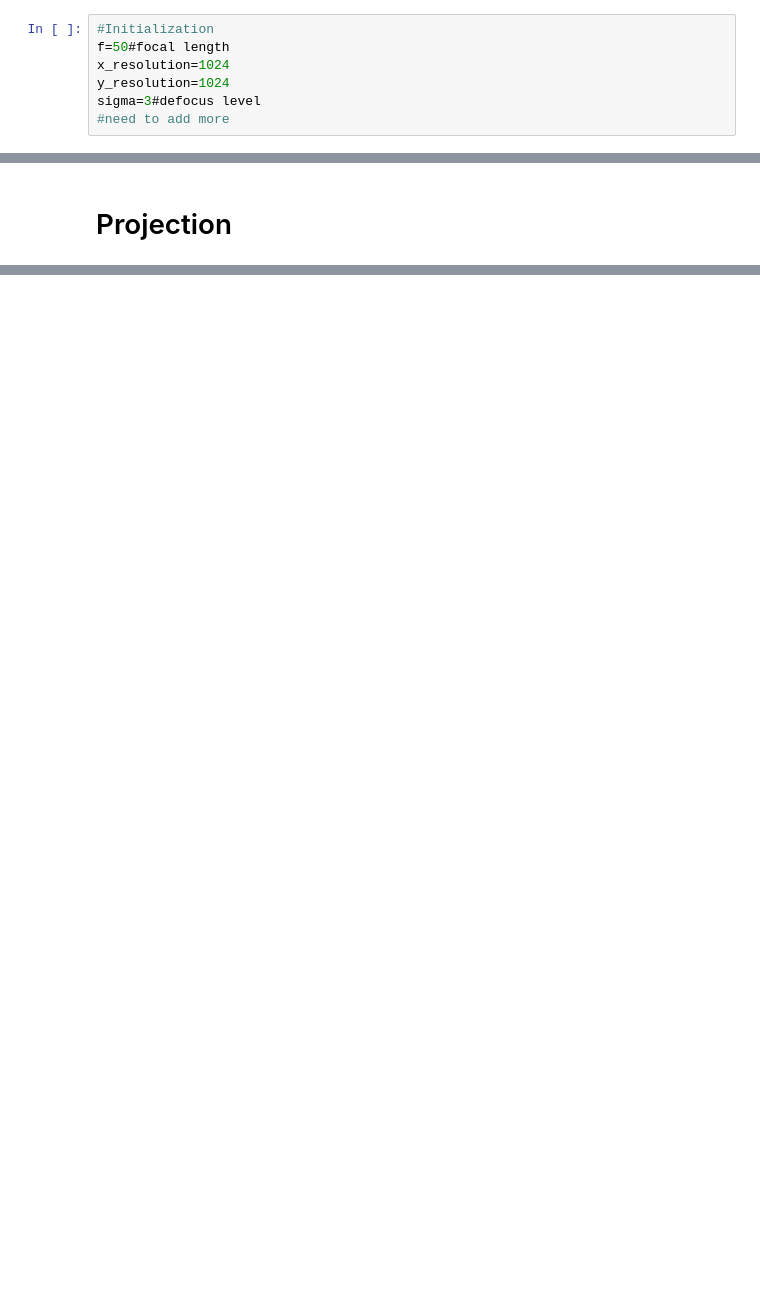
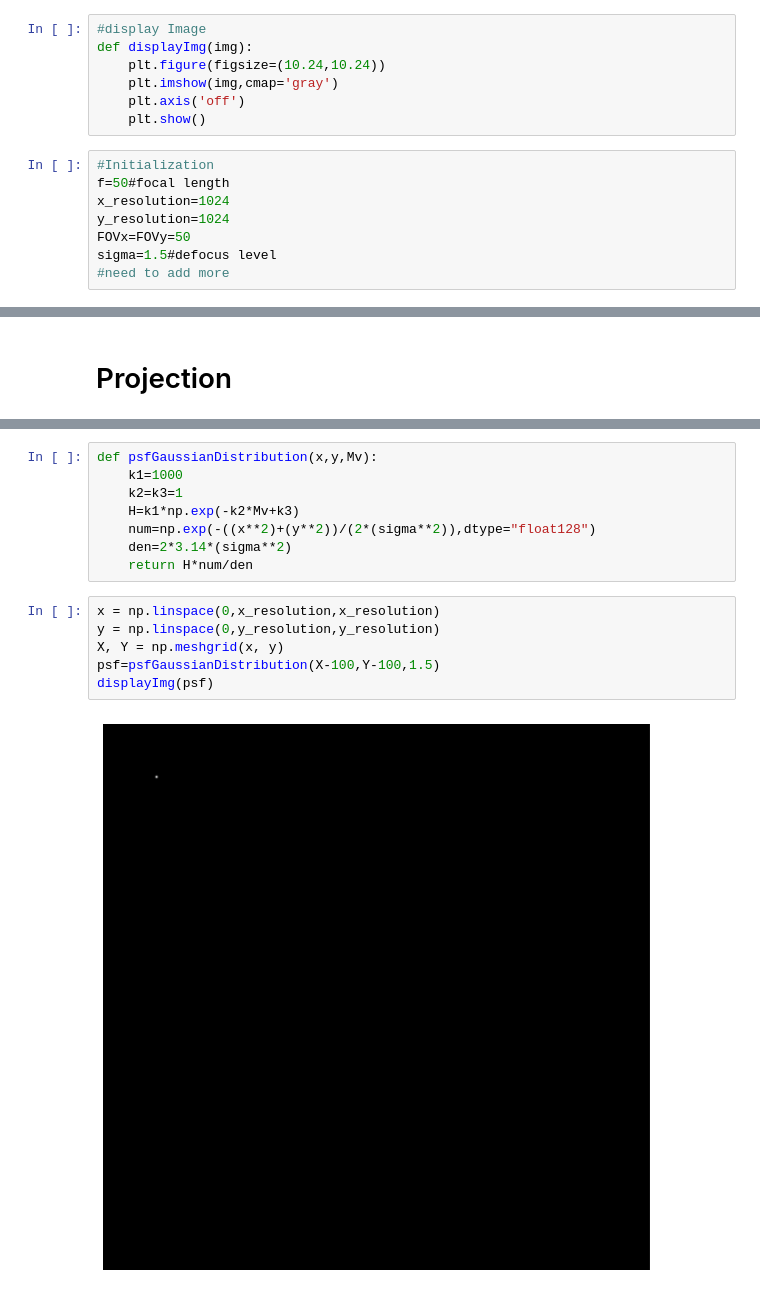
Before and after one commit to DevPro13/Startracker-Simulator-for-Attitude-Determination-of-Spacecrafts, a Jupyter notebook: imageGen.ipynb, the cells around one changed output, grey strips where cells are left out. Drawn from its saved outputs; the diff is of its cells as text; blank space fills up the shorter version.

```diff
--- a/imageGen.ipynb
+++ b/imageGen.ipynb
@@ -7,10 +5,18 @@ import numpy as np
 %matplotlib inline
+# %%
+#display Image
+def displayImg(img):
+    plt.figure(figsize=(10.24,10.24))
+    plt.imshow(img,cmap='gray')
+    plt.axis('off')
+    plt.show()
 # %%
 #Initialization
 f=50#focal length
 x_resolution=1024
 y_resolution=1024
-sigma=3#defocus level
+FOVx=FOVy=50
+sigma=1.5#defocus level
 #need to add more
 # %% [markdown]
 # Mathmatical Modeling
@@ -86,0 +111,16 @@ img
+# %%
+def psfGaussianDistribution(x,y,Mv):
+    k1=1000
+    k2=k3=1
+    H=k1*np.exp(-k2*Mv+k3)
+    num=np.exp(-((x**2)+(y**2))/(2*(sigma**2)),dtype="float128")
+    den=2*3.14*(sigma**2)
+    return H*num/den
+# %%
+x = np.linspace(0,x_resolution,x_resolution)
+y = np.linspace(0,y_resolution,y_resolution)
+X, Y = np.meshgrid(x, y)
+psf=psfGaussianDistribution(X-100,Y-100,1.5)
+displayImg(psf)
+# %% [output]
+[figure, added]
```
Also changed, not shown: parts of 22 cells of this notebook, 2 other files.
